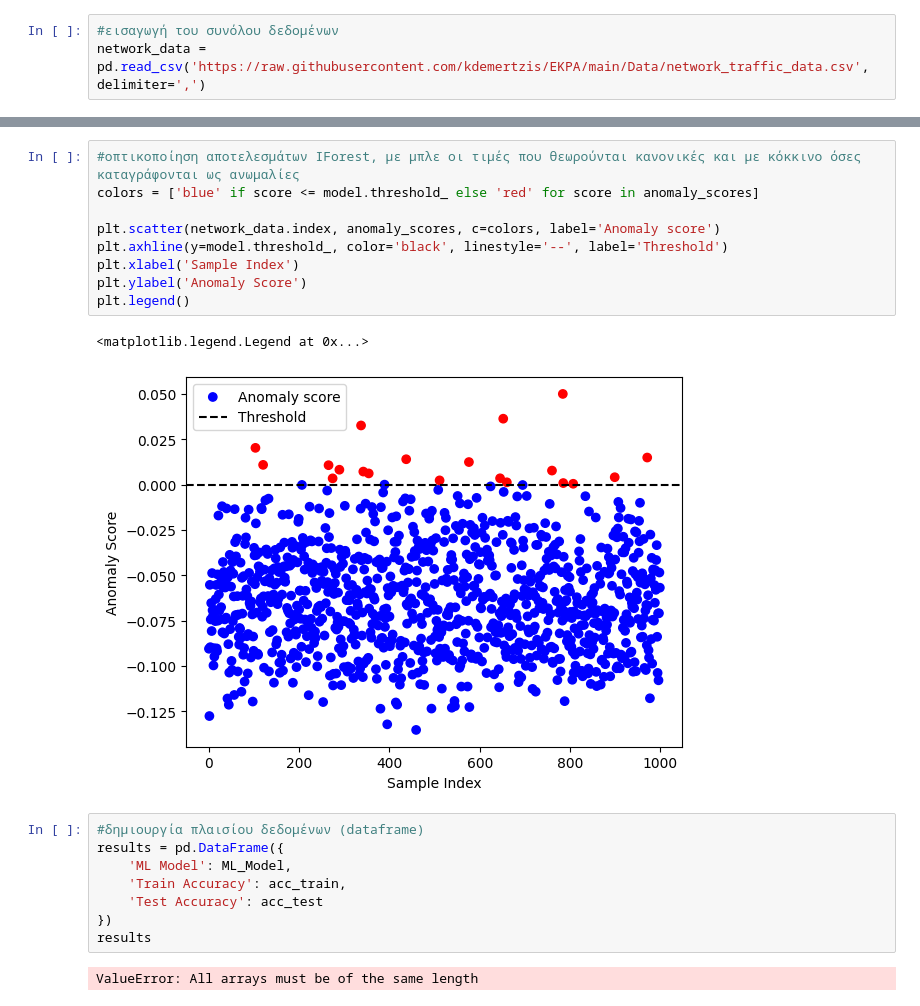
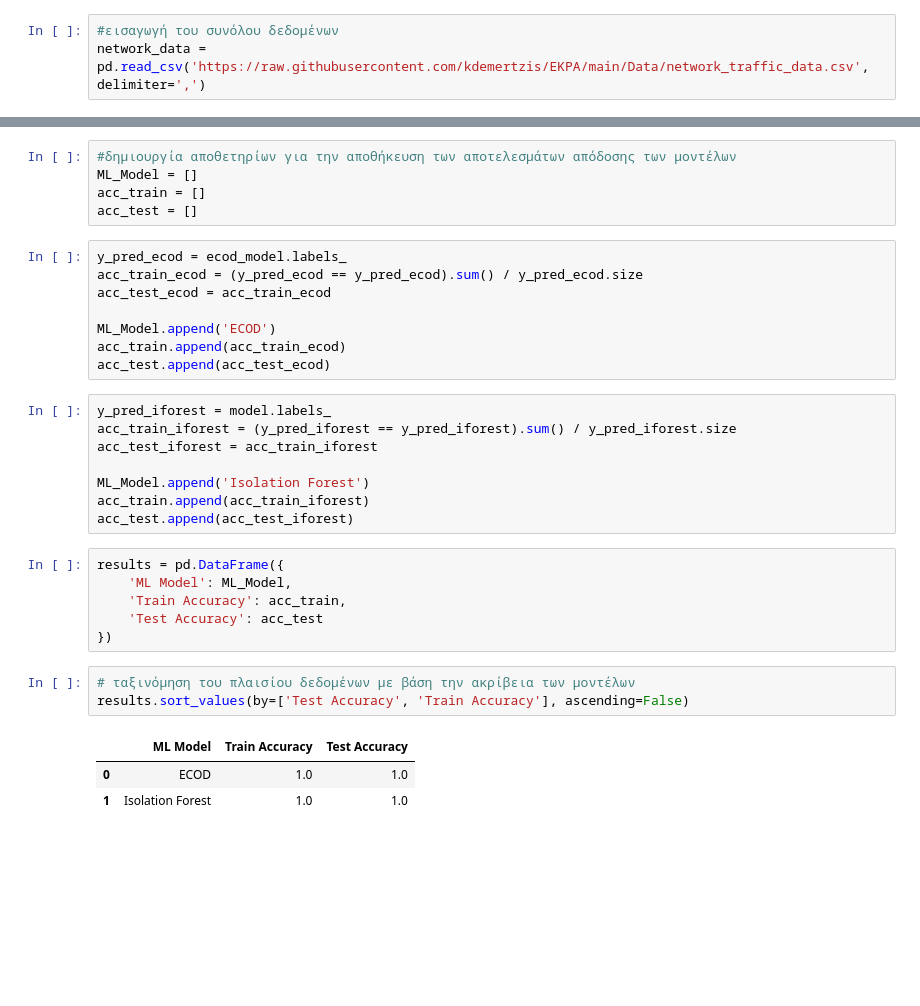
Before and after one commit to sofianna-e/DeliveriesEKPA, a Jupyter notebook: Anomaly_Detection_ECOD_and_IForest_Comparison.ipynb, the cells around one changed output, grey strips where cells are left out. Cells and saved outputs as stored; diff of their text form; blank space fills up the shorter version.

```diff
--- a/Anomaly_Detection_ECOD_and_IForest_Comparison.ipynb
+++ b/Anomaly_Detection_ECOD_and_IForest_Comparison.ipynb
@@ -134,22 +142,34 @@ visualize(clf_name, X_train, y_train, X_test, y_test, y_train_pred,
-# %%
-#οπτικοποίηση αποτελεσμάτων IForest, με μπλε οι τιμές που θεωρούνται κανονικές και με κόκκινο όσες καταγράφονται ως ανωμαλίες
-colors = ['blue' if score <= model.threshold_ else 'red' for score in anomaly_scores]
-
-plt.scatter(network_data.index, anomaly_scores, c=colors, label='Anomaly score')
-plt.axhline(y=model.threshold_, color='black', linestyle='--', label='Threshold')
-plt.xlabel('Sample Index')
-plt.ylabel('Anomaly Score')
-plt.legend()
-# %% [output]
-<matplotlib.legend.Legend at 0x...>
-[figure, removed]
+# %%
+#δημιουργία αποθετηρίων για την αποθήκευση των αποτελεσμάτων απόδοσης των μοντέλων
+ML_Model = []
+acc_train = []
+acc_test = []
+# %%
+y_pred_ecod = ecod_model.labels_
+acc_train_ecod = (y_pred_ecod == y_pred_ecod).sum() / y_pred_ecod.size
+acc_test_ecod = acc_train_ecod
+
+ML_Model.append('ECOD')
+acc_train.append(acc_train_ecod)
+acc_test.append(acc_test_ecod)
+# %%
+y_pred_iforest = model.labels_
+acc_train_iforest = (y_pred_iforest == y_pred_iforest).sum() / y_pred_iforest.size
+acc_test_iforest = acc_train_iforest
+
+ML_Model.append('Isolation Forest')
+acc_train.append(acc_train_iforest)
+acc_test.append(acc_test_iforest)
 # %%
-#δημιουργία πλαισίου δεδομένων (dataframe)
 results = pd.DataFrame({
     'ML Model': ML_Model,
     'Train Accuracy': acc_train,
     'Test Accuracy': acc_test
 })
-results
-# %% [output]
-ValueError: All arrays must be of the same length
+# %%
+# ταξινόμηση του πλαισίου δεδομένων με βάση την ακρίβεια των μοντέλων
+results.sort_values(by=['Test Accuracy', 'Train Accuracy'], ascending=False)
+# %% [output]
+|  | ML Model | Train Accuracy | Test Accuracy |
+| 0 | ECOD | 1.0 | 1.0 |
+| 1 | Isolation Forest | 1.0 | 1.0 |
```
Also changed, not shown: parts of 22 cells of this notebook.
